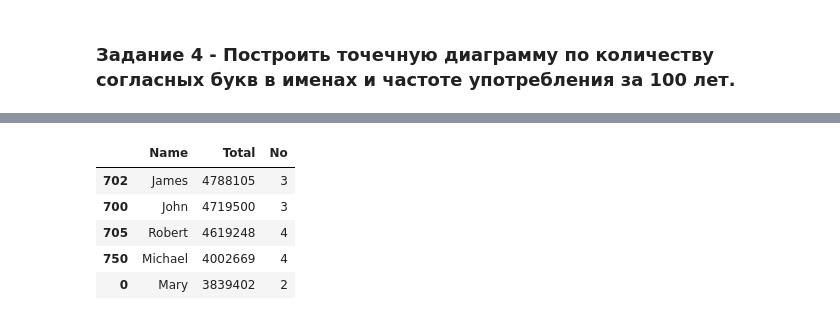
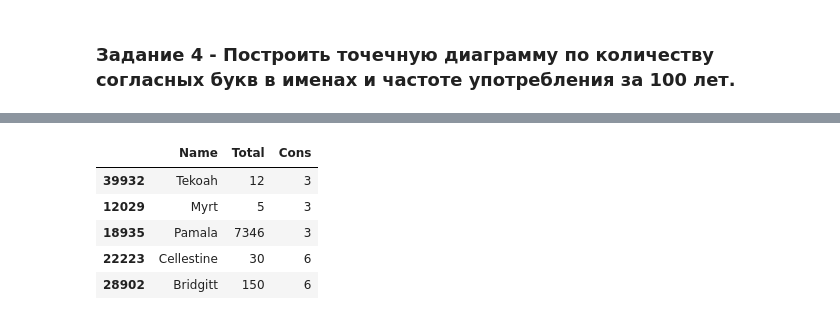
Before and after one commit to sokolovdp/netology, a Jupyter notebook: pandas_2.ipynb, the cells around one changed output, grey strips where cells are left out. Drawn from its saved outputs; the diff is of its cells as text; code cells hidden in the pictures.

```diff
--- a/pandas_2.ipynb
+++ b/pandas_2.ipynb
@@ -81,0 +92,8 @@ array([<matplotlib.axes._subplots.AxesSubplot object at 0x...>], dtype=object)
+# %%
+main_df = df_list[0]
+i = 0
+for df in df_list[1:]:
+    main_df = pd.merge(main_df, df, on=['Name', 'Sex'], how='outer',
+                       suffixes=('_{}'.format(1000+i), '_{}'.format(2000+i)))
+    i += 1
+main_df = main_df.fillna(0)
@@ -82,18 +108,9 @@ array([<matplotlib.axes._subplots.AxesSubplot object at 0x...>], dtype=object)
 # %%
-years = (1900, 2001)
-df_list = list()
-for year in range(*years):
-    df = pd.read_csv('usa_names/yob'+str(year)+'.txt', names=['Name', 'Sex', 'Count'])
-    df_list.append(df)
-
-main_df = df_list[0]
-for i, df in enumerate(df_list[1:]):
-    main_df = pd.merge(main_df, df, on=['Name', 'Sex'], suffixes=('_{}'.format(1000+i), '_{}'.format(2000+i)))
-
 count_list = [col for col in list(main_df) if 'Count' in col]
 
-main_df['Total'] = main_df[count_list[0]]
+main_df['Total'] = list(map(int, main_df[count_list[0]]))
+
 for count in count_list[1:]:
-    main_df['Total'] += main_df[count]
+    main_df['Total'] += list(map(int, main_df[count]) )
 
 main_df = main_df[['Name', 'Total']].sort_values(by='Total', axis=0, ascending=False)
@@ -108,12 +139,12 @@ def count_vowels(name):
 def count_consonants(name):
     return len(name) - count_vowels(name)
 # %%
-main_df['No'] = list(map(count_consonants, main_df.Name))
-main_df.head()
+main_df['Cons'] = list(map(count_consonants, main_df.Name))
+main_df.sample(5)
 # %% [output]
-|  | Name | Total | No |
-| 702 | James | 4788105 | 3 |
-| 700 | John | 4719500 | 3 |
-| 705 | Robert | 4619248 | 4 |
-| 750 | Michael | 4002669 | 4 |
-| 0 | Mary | 3839402 | 2 |
+|  | Name | Total | Cons |
+| 39932 | Tekoah | 12 | 3 |
+| 12029 | Myrt | 5 | 3 |
+| 18935 | Pamala | 7346 | 3 |
+| 22223 | Cellestine | 30 | 6 |
+| 28902 | Bridgitt | 150 | 6 |
```
Also changed, not shown: parts of 9 cells of this notebook.
